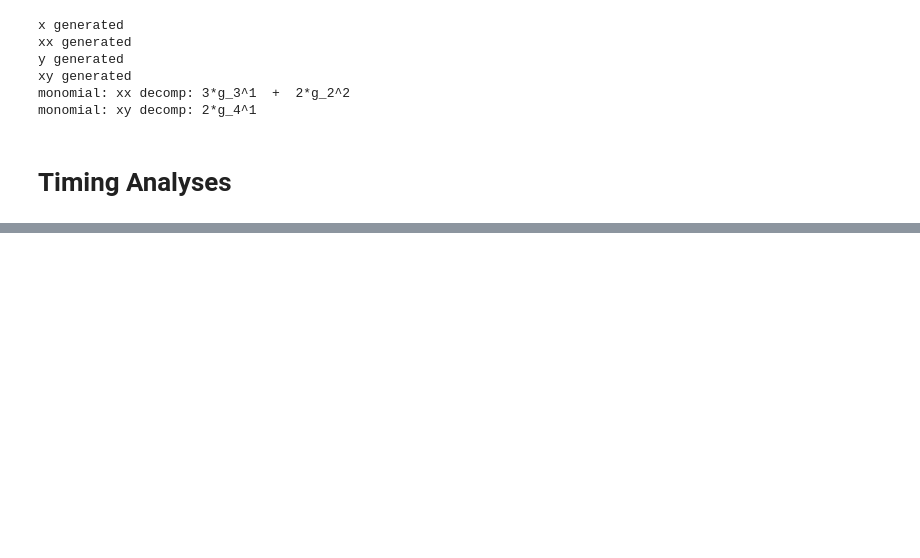
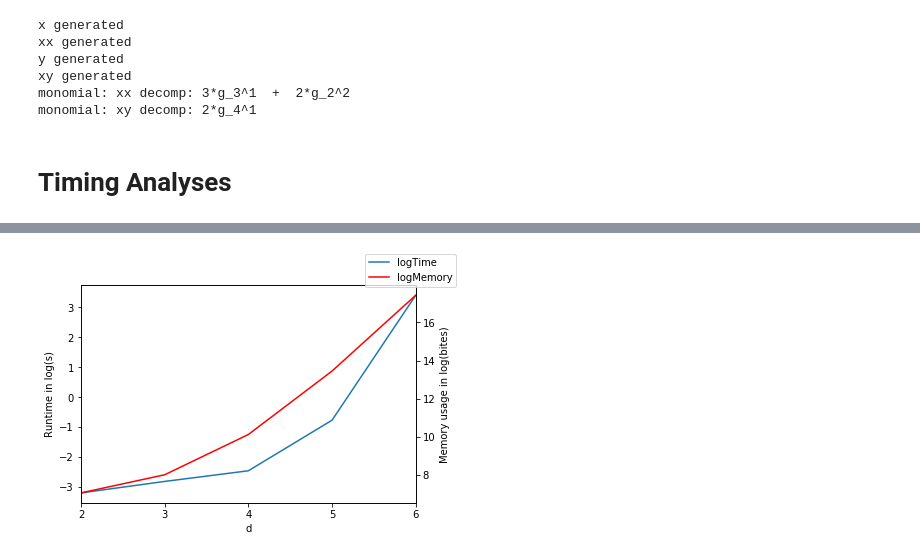
Before and after one commit to AlexanderChristgau/XM-project, a Jupyter notebook: Permutation-test.ipynb, the cells around one changed output, grey strips where cells are left out. Drawn from its saved outputs; the diff is of its cells as text; code cells hidden in the pictures; blank space fills up the shorter version.

```diff
--- a/Permutation-test.ipynb
+++ b/Permutation-test.ipynb
@@ -392,0 +396,12 @@ sns.lineplot(data = time_df)
+# %%
+ax = time_df.plot(x="d", y="logTime", legend=False)
+plt.ylabel("Runtime in log(s)")
+ax2 = ax.twinx()
+time_df.plot(x="d", y="logMemory", ax=ax2, legend=False, color="r")
+ax.figure.legend()
+ax.xaxis.set_major_locator(MaxNLocator(integer=True))
+plt.xlabel("d")
+plt.ylabel("Memory usage in log(bites)")
+plt.savefig("TimeAndMemory.pdf")
+# %% [output]
+[figure, added]
```
Also changed, not shown: parts of 4 cells of this notebook, 1 other file.
